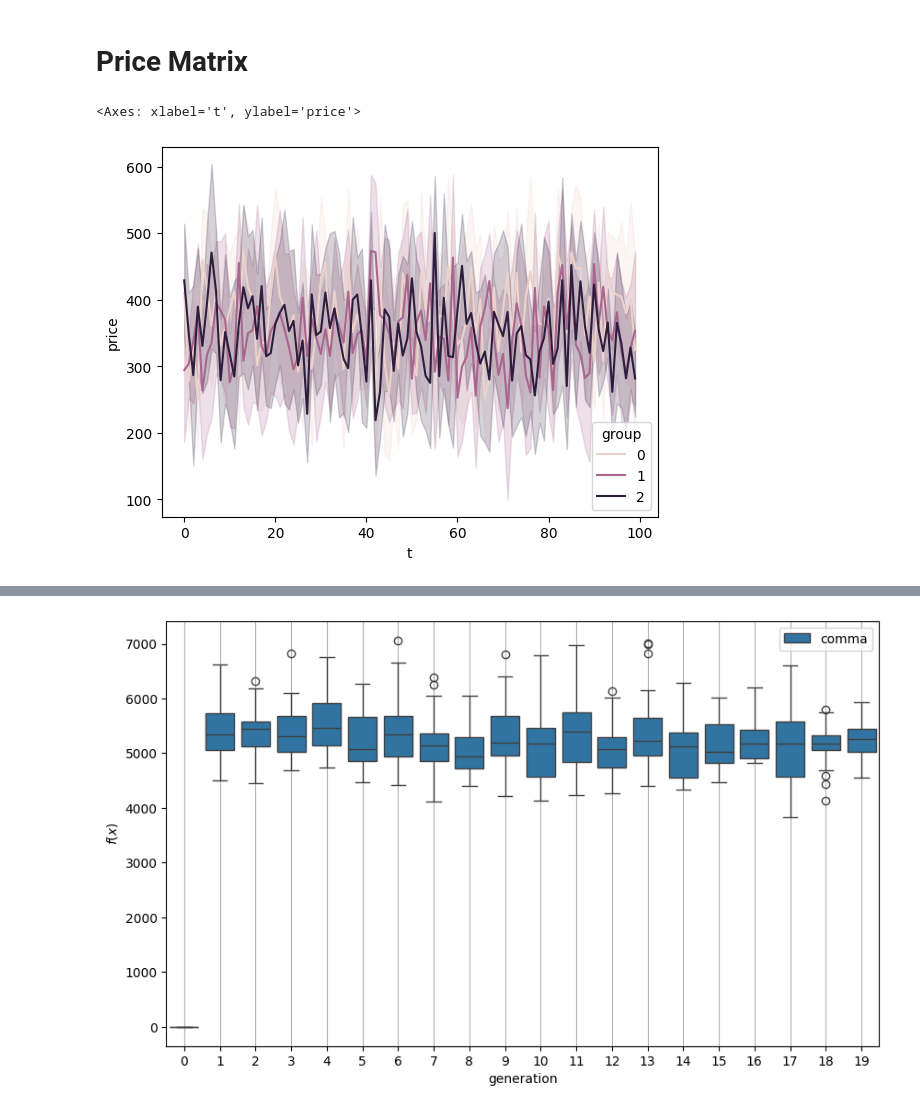
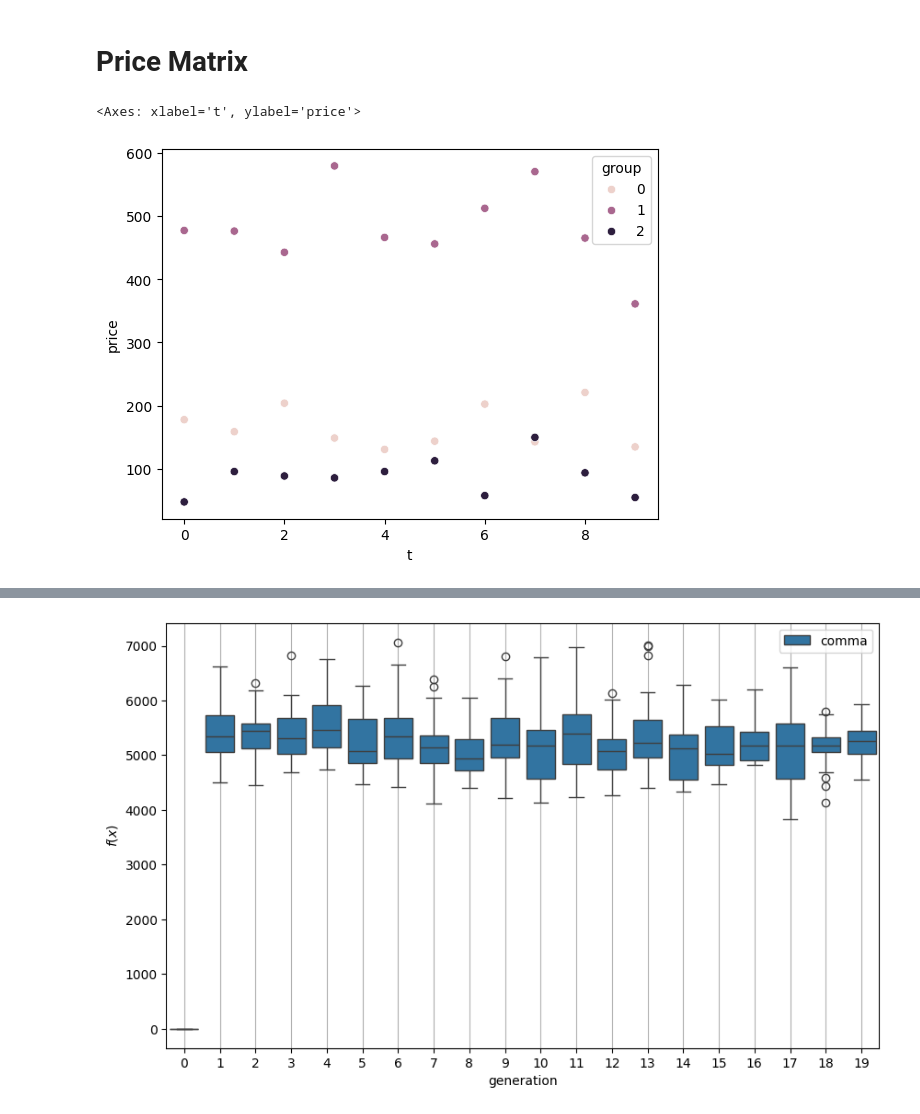
Before and after one commit to LaurinBrechter/personalized-pricing, a Jupyter notebook: results/es_results.ipynb, the cells around one changed output, grey strips where cells are left out. Drawn from its saved outputs; the diff is of its cells as text; code cells hidden in the pictures.

```diff
--- a/results/es_results.ipynb
+++ b/results/es_results.ipynb
@@ -67,7 +67,7 @@ Text(0.5, 0, 'Number of Evaluations')
 # %% [markdown]
 # Price Matrix
 # %%
-sns.lineplot(data=price_matrix, x='t', hue='group', y='price')
+sns.scatterplot(data=price_matrix.loc[(price_matrix.t < 10) & (price_matrix.visit == 0)], x='t', hue='group', y='price')
 # %% [output]
 <Axes: xlabel='t', ylabel='price'>
-[figure, old version]
+[figure, new version]
```
Also changed, not shown: parts of 3 cells of this notebook, 3 other files.
